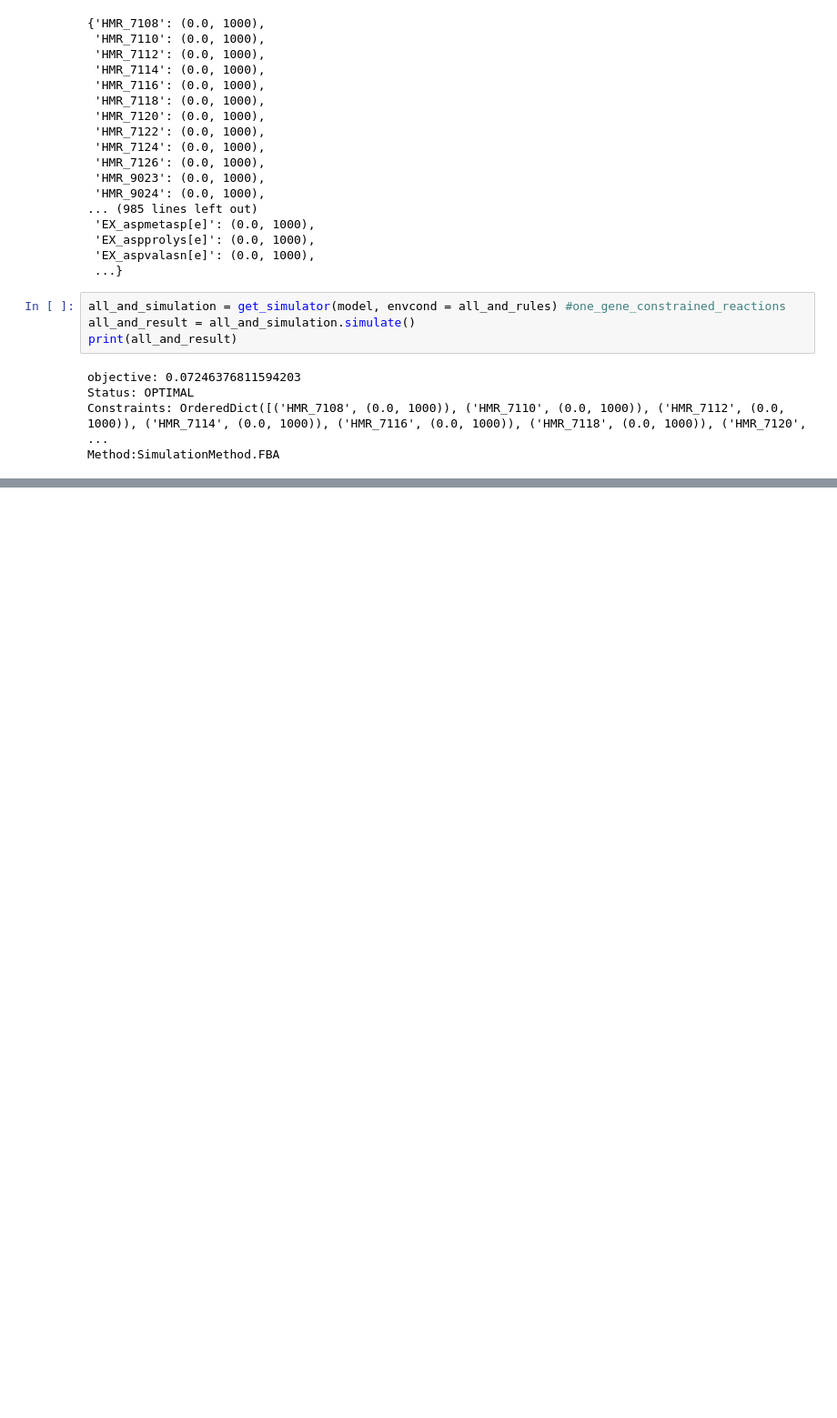
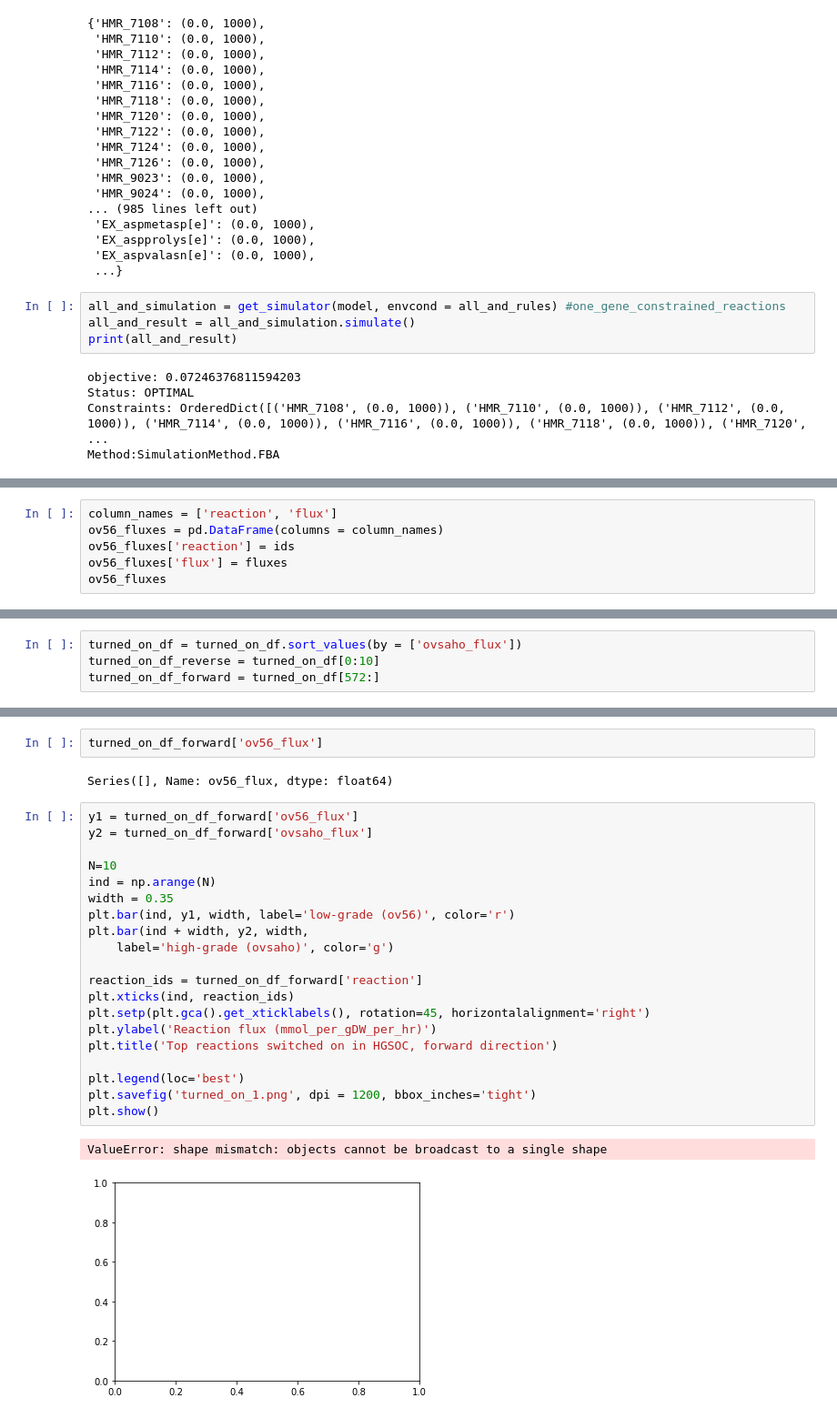
Before and after one commit to katemeeson/low_versus_high_grade_modelling, a Jupyter notebook: ov56_tomics_integration_template_without_andor_integration_low_growth.ipynb, the cells around one changed output, grey strips where cells are left out. Shown at 91% size. Drawn from its saved outputs; the diff is of its cells as text; blank space fills up the shorter version.

```diff
--- a/ov56_tomics_integration_template_without_andor_integration_low_growth.ipynb
+++ b/ov56_tomics_integration_template_without_andor_integration_low_growth.ipynb
@@ -1377,0 +1144,6 @@ plt.boxplot(exp_data)
+# %%
+column_names = ['reaction', 'flux']
+ov56_fluxes = pd.DataFrame(columns = column_names)
+ov56_fluxes['reaction'] = ids
+ov56_fluxes['flux'] = fluxes
+ov56_fluxes
@@ -1377,0 +1594,4 @@ plt.boxplot(exp_data)
+# %%
+turned_on_df = turned_on_df.sort_values(by = ['ovsaho_flux'])
+turned_on_df_reverse = turned_on_df[0:10]
+turned_on_df_forward = turned_on_df[572:]
@@ -1377,0 +1614,27 @@ plt.boxplot(exp_data)
+# %%
+turned_on_df_forward['ov56_flux']
+# %% [output]
+Series([], Name: ov56_flux, dtype: float64)
+# %%
+y1 = turned_on_df_forward['ov56_flux']
+y2 = turned_on_df_forward['ovsaho_flux']
+
+N=10
+ind = np.arange(N)
+width = 0.35
+plt.bar(ind, y1, width, label='low-grade (ov56)', color='r')
+plt.bar(ind + width, y2, width,
+    label='high-grade (ovsaho)', color='g')
+
+reaction_ids = turned_on_df_forward['reaction']
+plt.xticks(ind, reaction_ids)
+plt.setp(plt.gca().get_xticklabels(), rotation=45, horizontalalignment='right')
+plt.ylabel('Reaction flux (mmol_per_gDW_per_hr)')
+plt.title('Top reactions switched on in HGSOC, forward direction')
+
+plt.legend(loc='best')
+plt.savefig('turned_on_1.png', dpi = 1200, bbox_inches='tight')
+plt.show()
+# %% [output]
+ValueError: shape mismatch: objects cannot be broadcast to a single shape
+[figure, added]
```
Also changed, not shown: parts of 133 cells of this notebook, 1 other file.
